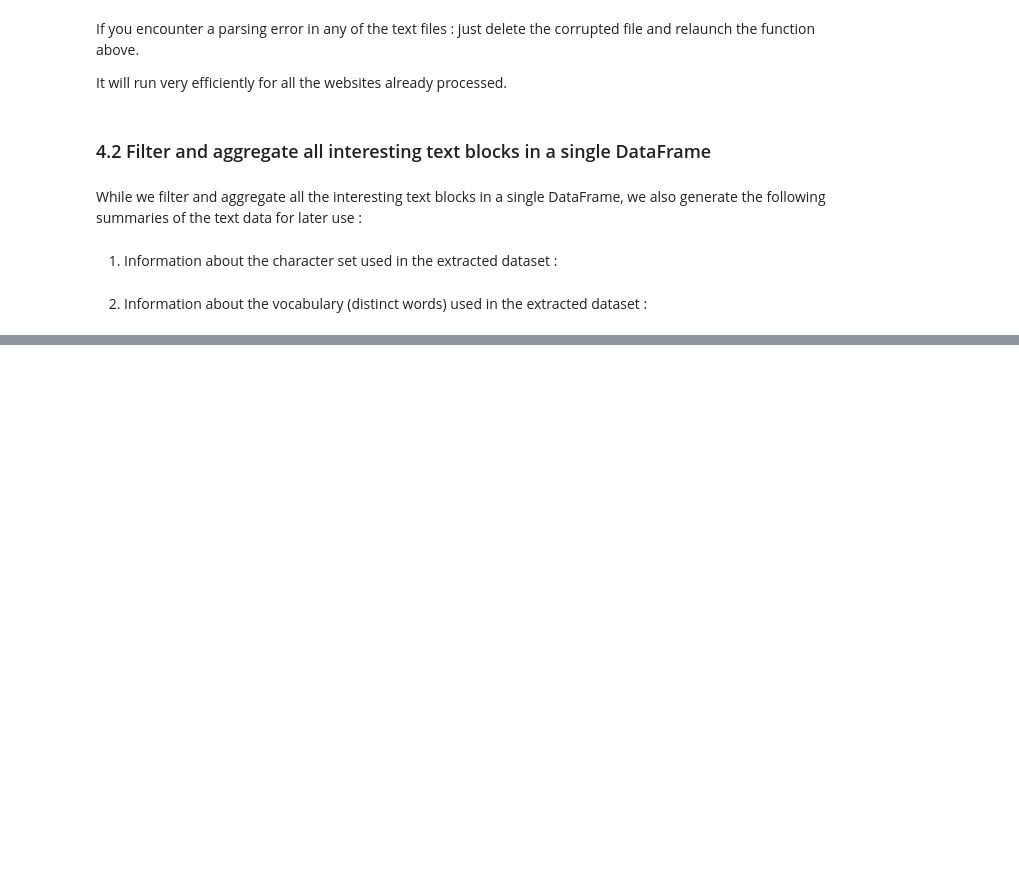
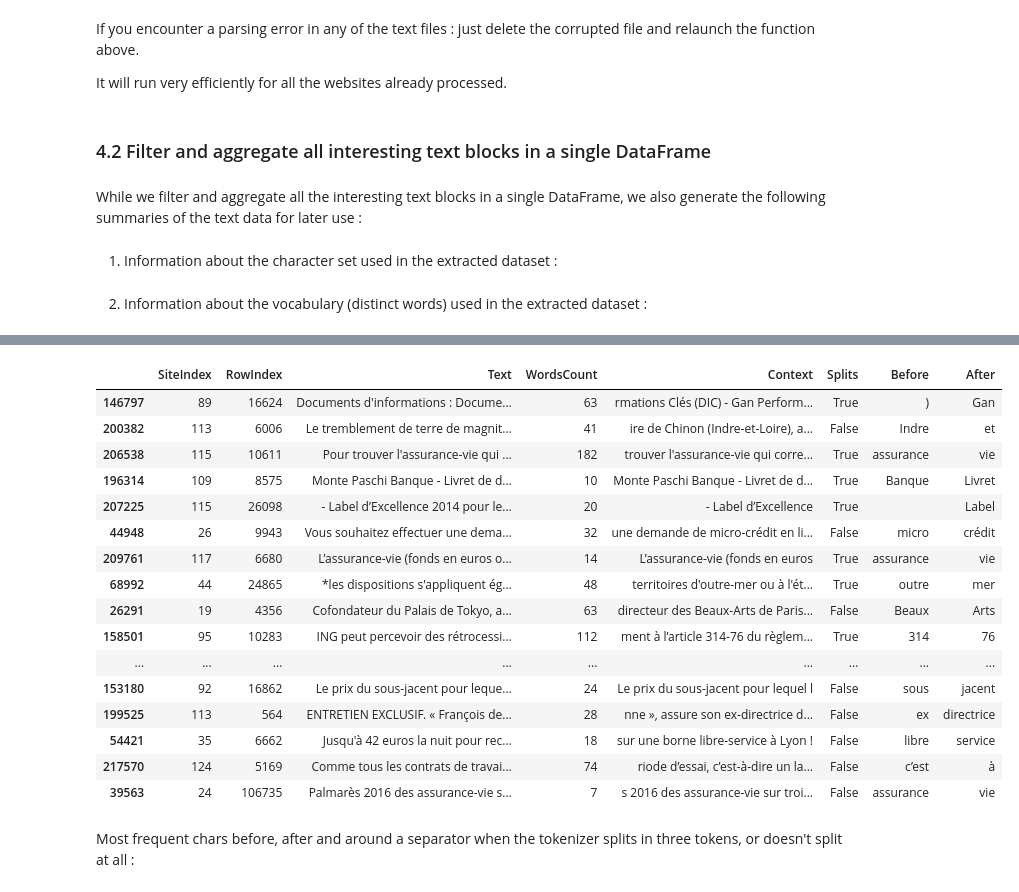
Before and after one commit to laurentprudhon/nlptextdoc, a Jupyter notebook: nlptextdoc.python/nlptextdoc-lib-v1.ipynb, the cells around one changed output, grey strips where cells are left out. Drawn from its saved outputs; the diff is of its cells as text; code cells hidden in the pictures; blank space fills up the shorter version.

```diff
--- a/nlptextdoc.python/nlptextdoc-lib-v1.ipynb
+++ b/nlptextdoc.python/nlptextdoc-lib-v1.ipynb
@@ -60,0 +84,4 @@ Wall time: 3.7 ms
+# %%
+nlp = spacy_InitWithTokenizerAndLanguageDetector()
+doc = nlp("Est-ce que le détecteur fonctionne ?")
+%time spacy_DetectLanguage(doc)
@@ -831,0 +1096,2 @@ def saveCharset(rootdir, vocabdf):
+# %%
+dataset = loadDataset(rootdir)
@@ -831,0 +1202,59 @@ def saveCharset(rootdir, vocabdf):
+# %%
+nlp = spacy_InitWithTokenizer()
+# %%
+def searchCharInTokens(dataset,nlp,char,count):
+    dataset4c = sampleTextBlocksWithChar(dataset,char,count)
+    listSplits = []
+    listBefore = []
+    listAfter = []
+    for rowidx,text in dataset4c["Text"].iteritems():
+        doc = nlp(text)
+        splits = True
+        before = ""
+        after = ""
+        for idx,token in enumerate(doc):
+            if token.text == char:
+                before = "" if idx==0 else doc[idx-1].text
+                after = "" if idx==(len(doc)-1) else doc[idx+1].text
+                break
+            elif char in token.text:
+                parts = token.text.split(char)
+                before = parts[0]
+                if before == "":
+                    before = "" if idx==0 else doc[idx-1].text + "<<"
+                after = parts[1]
+                if after == "":
+                    after = "" if idx==(len(doc)-1) else ">>" + doc[idx+1].text
+                splits = False
+                break
+        listSplits.append(splits)
+        listBefore.append(before)
+        listAfter.append(after)
+    dataset4c["Splits"] = listSplits
+    dataset4c["Before"] = listBefore
+    dataset4c["After"] = listAfter
+    return dataset4c
+# %%
+char = "-"
+dataset4c = searchCharInTokens(dataset,nlp,char,10000)
+dataset4c.head(20)
+# %% [output]
+|  | SiteIndex | RowIndex | Text | WordsCount | Context | Splits | Before | After |
+| 146797 | 89 | 16624 | Documents d'informations : Docume... | 63 | rmations Clés (DIC) - Gan Perform... | True | ) | Gan |
+| 200382 | 113 | 6006 | Le tremblement de terre de magnit... | 41 | ire de Chinon (Indre-et-Loire), a... | False | Indre | et |
+| 206538 | 115 | 10611 | Pour trouver l'assurance-vie qui ... | 182 | trouver l'assurance-vie qui corre... | True | assurance | vie |
+| 196314 | 109 | 8575 | Monte Paschi Banque - Livret de d... | 10 | Monte Paschi Banque - Livret de d... | True | Banque | Livret |
+| 207225 | 115 | 26098 | - Label d’Excellence 2014 pour le... | 20 | - Label d’Excellence | True |  | Label |
+| 44948 | 26 | 9943 | Vous souhaitez effectuer une dema... | 32 | une demande de micro-crédit en li... | False | micro | crédit |
+| 209761 | 117 | 6680 | L’assurance-vie (fonds en euros o... | 14 | L’assurance-vie (fonds en euros | True | assurance | vie |
+| 68992 | 44 | 24865 | *les dispositions s'appliquent ég... | 48 | territoires d'outre-mer ou à l'ét... | True | outre | mer |
+| 26291 | 19 | 4356 | Cofondateur du Palais de Tokyo, a... | 63 | directeur des Beaux-Arts de Paris... | False | Beaux | Arts |
+| 158501 | 95 | 10283 | ING peut percevoir des rétrocessi... | 112 | ment à l’article 314-76 du règlem... | True | 314 | 76 |
+| ... | ... | ... | ... | ... | ... | ... | ... | ... |
+| 153180 | 92 | 16862 | Le prix du sous-jacent pour leque... | 24 | Le prix du sous-jacent pour lequel l | False | sous | jacent |
+| 199525 | 113 | 564 | ENTRETIEN EXCLUSIF. « François de... | 28 | nne », assure son ex-directrice d... | False | ex | directrice |
+| 54421 | 35 | 6662 | Jusqu'à 42 euros la nuit pour rec... | 18 | sur une borne libre-service à Lyon ! | False | libre | service |
+| 217570 | 124 | 5169 | Comme tous les contrats de travai... | 74 | riode d’essai, c’est-à-dire un la... | False | c’est | à |
+| 39563 | 24 | 106735 | Palmarès 2016 des assurance-vie s... | 7 | s 2016 des assurance-vie sur troi... | False | assurance | vie |
+# %% [markdown]
+Most frequent chars before, after and around a separator when the tokenizer splits in three tokens, or doesn't split at all :
```
Also changed, not shown: parts of 36 cells of this notebook, 2 other files.
